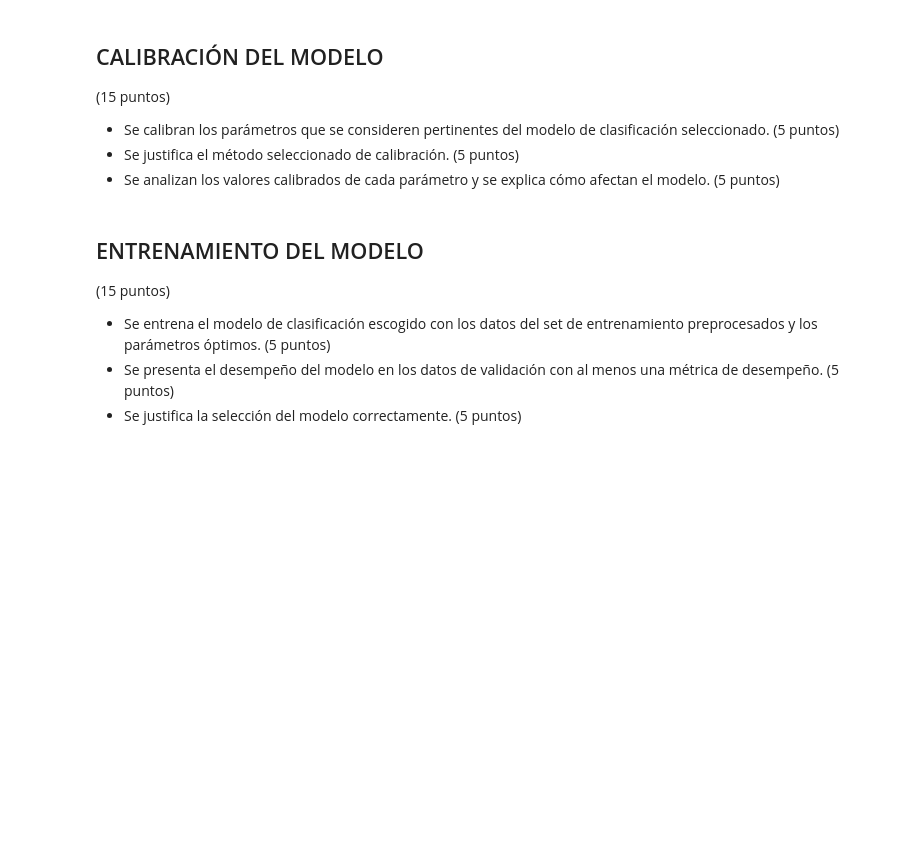
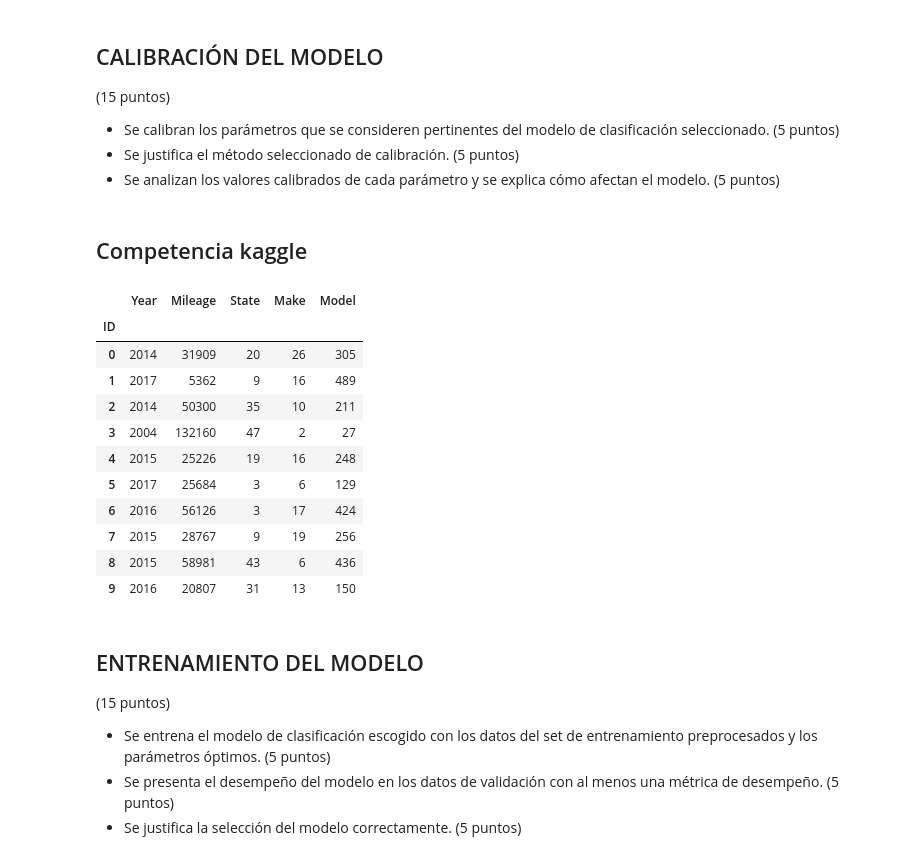
Before and after one commit to felipelobatodasilva/MIAD_NLP, a Jupyter notebook: proyecto/S3P1_proyecto1.ipynb, the cells around one changed output. Saved outputs shown, nothing was run; the diff lists cells and outputs as text; code cells hidden in the pictures; blank space fills up the shorter version.

Commit message:
Base test fuera de tiemmpo

```diff
--- a/proyecto/S3P1_proyecto1.ipynb
+++ b/proyecto/S3P1_proyecto1.ipynb
@@ -372,3 +393,25 @@ print("RMSE del modelo calibrado de XGBoost:", rmse_calibrado_xgboost)
 
 r2_calibrado_xgboost = r2_score(y_test, y_pred_calibrado_xgboost)
 print("Coeficiente de Determinación (R^2) en el conjunto de prueba del modelo calibrado de XGBoost:", r2_calibrado_xgboost)
+# %% [markdown]
+## Competencia kaggle
+# %%
+#PREPARANDO LA BASE FUERA DE TIEMPO
+# Aplicar label encoding a la variable categórica, porque con la dimmificacion se aumenta demasiado la base y no es eficiente
+dataTesting['State'] = label_encoder.fit_transform(dataTesting['State'])
+dataTesting['Make'] = label_encoder.fit_transform(dataTesting['Make'])
+dataTesting['Model'] = label_encoder.fit_transform(dataTesting['Model'])
+dataTesting.head(10)
+# %% [output]
+|  | Year | Mileage | State | Make | Model |
+| ID |  |  |  |  |  |
+| 0 | 2014 | 31909 | 20 | 26 | 305 |
+| 1 | 2017 | 5362 | 9 | 16 | 489 |
+| 2 | 2014 | 50300 | 35 | 10 | 211 |
+| 3 | 2004 | 132160 | 47 | 2 | 27 |
+| 4 | 2015 | 25226 | 19 | 16 | 248 |
+| 5 | 2017 | 25684 | 3 | 6 | 129 |
+| 6 | 2016 | 56126 | 3 | 17 | 424 |
+| 7 | 2015 | 28767 | 9 | 19 | 256 |
+| 8 | 2015 | 58981 | 43 | 6 | 436 |
+| 9 | 2016 | 20807 | 31 | 13 | 150 |
```
Also changed, not shown: parts of 9 cells of this notebook.
